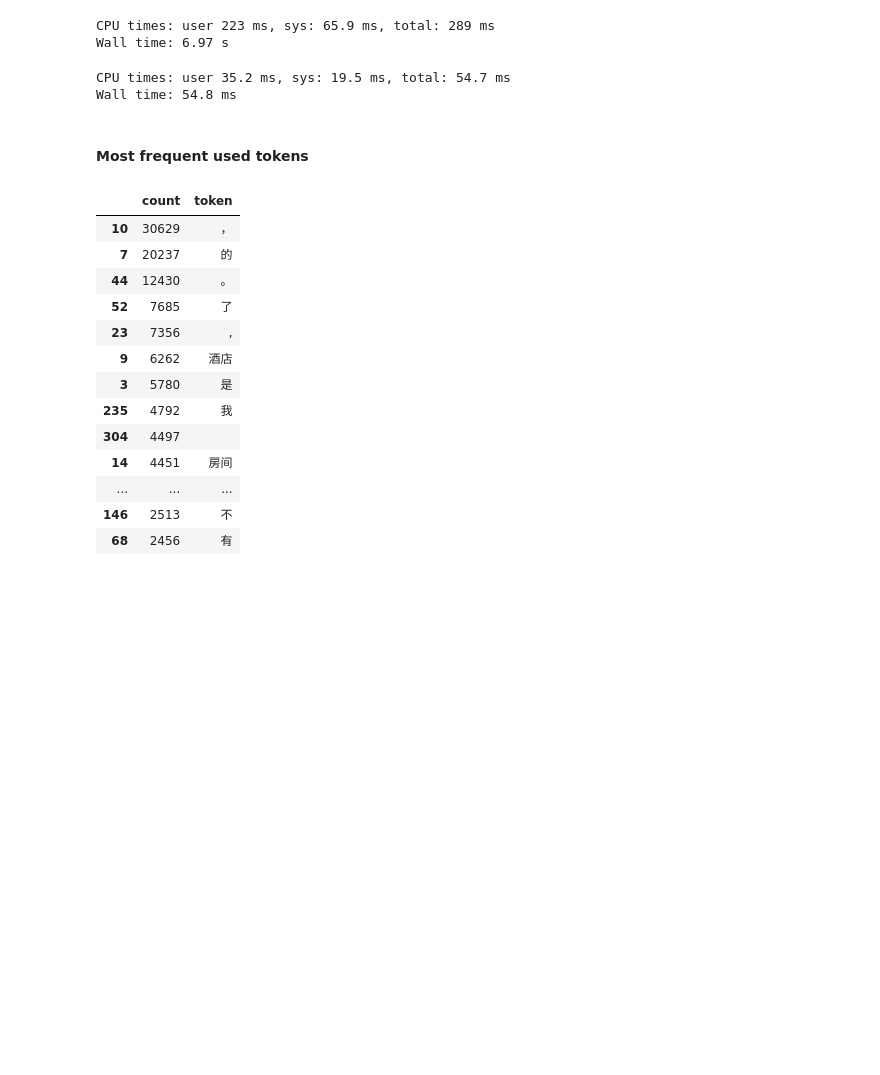
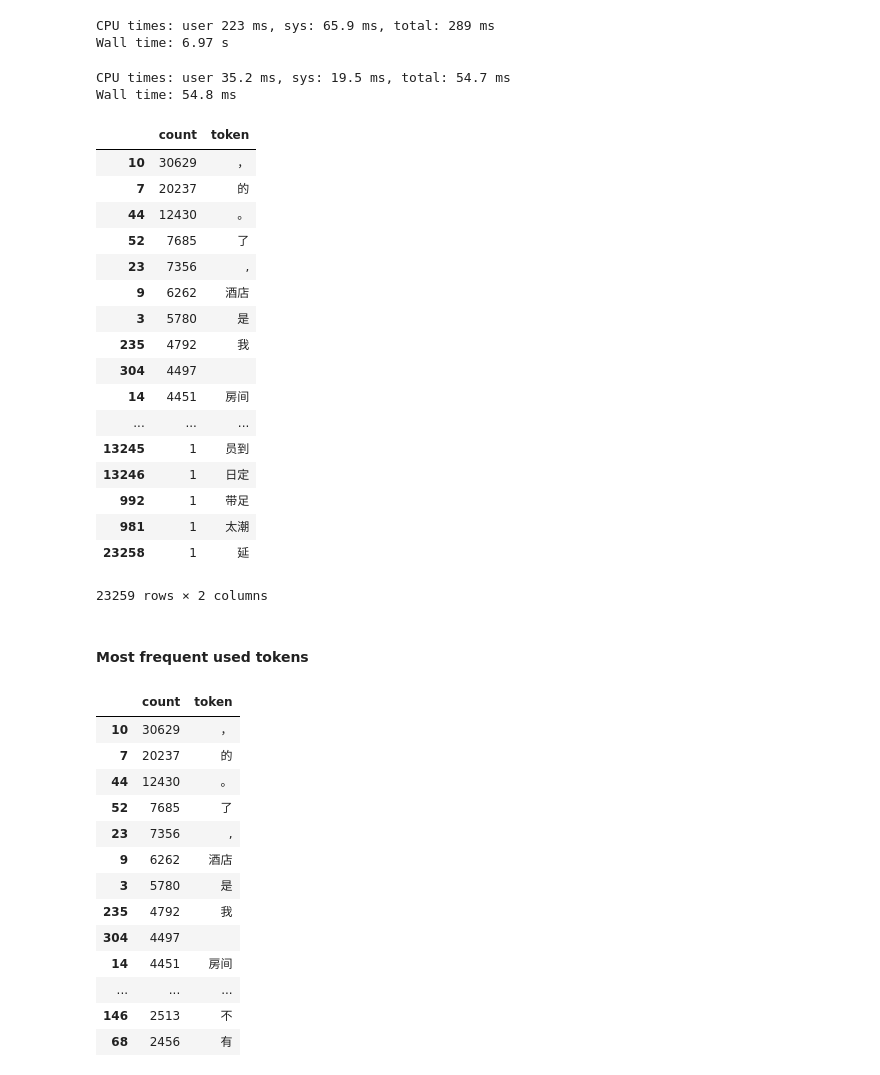
Before and after one commit to raynardj/python4ml, a Jupyter notebook: 3.1.2_how_machine_learns_to_read.ipynb, the cells around one changed output. Saved outputs shown, nothing was run; the diff lists cells and outputs as text; code cells hidden in the pictures; blank space fills up the shorter version.

```diff
--- a/3.1.2_how_machine_learns_to_read.ipynb
+++ b/3.1.2_how_machine_learns_to_read.ipynb
@@ -73,6 +86,27 @@ token_w=list(token_counter.keys())
 token_c=list(token_counter.values())
 # %%
 token_df=pd.DataFrame({"token":token_w,"count":token_c}).sort_values(by="count",ascending=False)
+# %%
+token_df
+# %% [output]
+|  | count | token |
+| 10 | 30629 | ， |
+| 7 | 20237 | 的 |
+| 44 | 12430 | 。 |
+| 52 | 7685 | 了 |
+| 23 | 7356 | , |
+| 9 | 6262 | 酒店 |
+| 3 | 5780 | 是 |
+| 235 | 4792 | 我 |
+| 304 | 4497 |  |
+| 14 | 4451 | 房间 |
+| ... | ... | ... |
+| 13245 | 1 | 员到 |
+| 13246 | 1 | 日定 |
+| 992 | 1 | 带足 |
+| 981 | 1 | 太潮 |
+| 23258 | 1 | 延 |
+23259 rows × 2 columns
 # %% [markdown]
 #### Most frequent used tokens
 # %%
```
Also changed, not shown: parts of 14 cells of this notebook.
